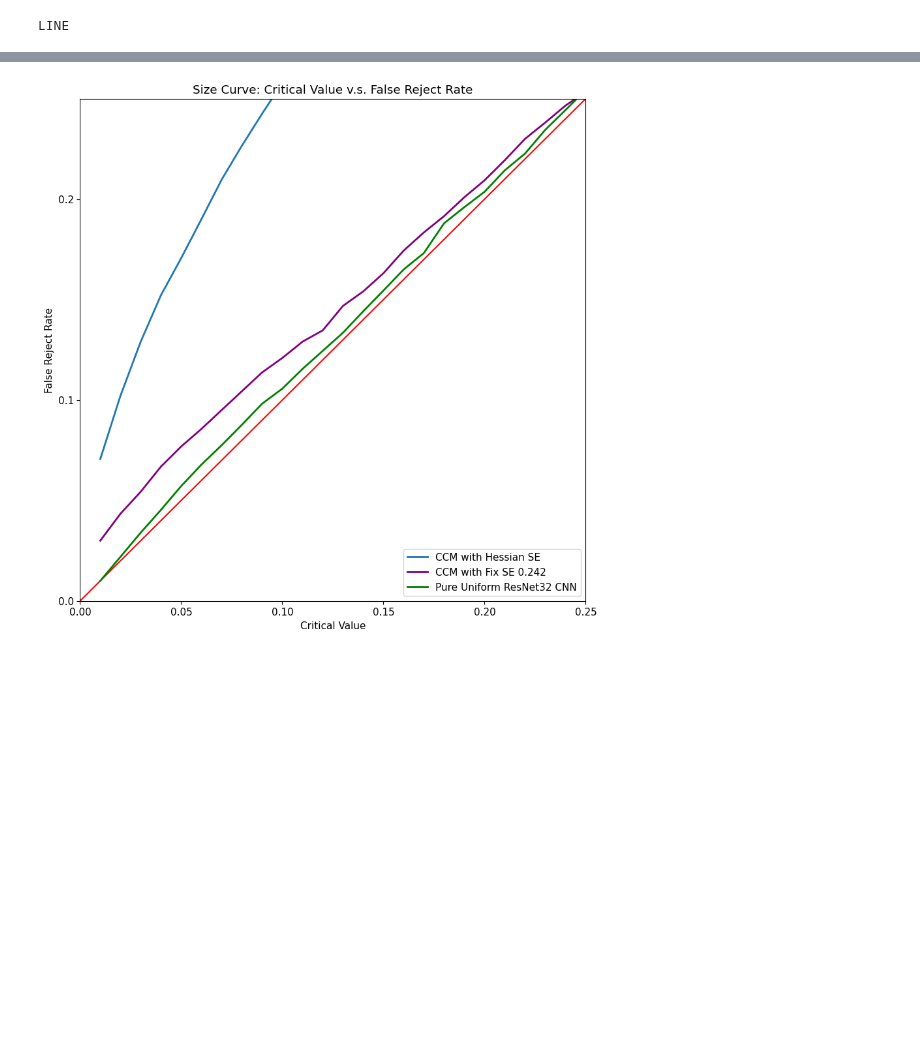
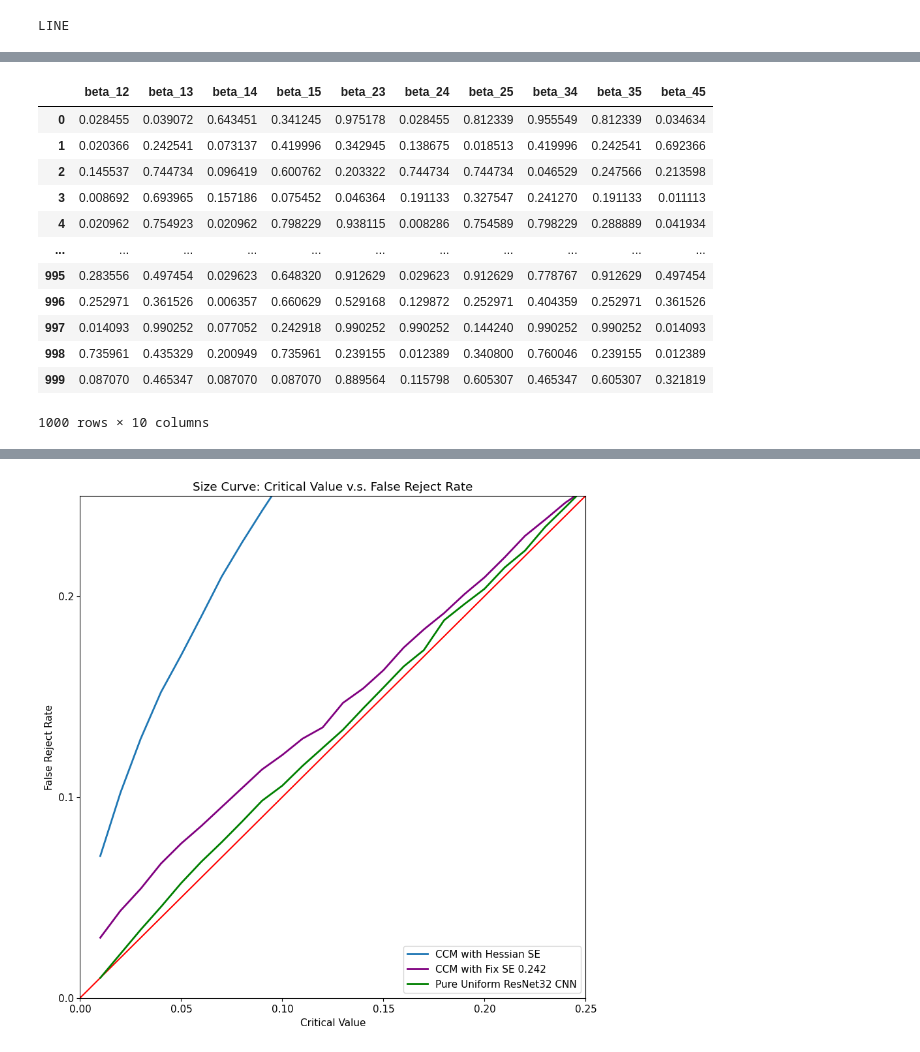
Before and after one commit to EasonJia9598/gene_interaction_CNN, a Jupyter notebook: mirror_statistics.ipynb, the cells around one changed output, grey strips where cells are left out. Cells and saved outputs as stored; diff of their text form; code cells hidden in the pictures; blank space fills up the shorter version.

```diff
--- a/mirror_statistics.ipynb
+++ b/mirror_statistics.ipynb
@@ -371,0 +391,16 @@ LINE
+# %%
+corrected_df
+# %% [output]
+|  | beta_12 | beta_13 | beta_14 | beta_15 | beta_23 | beta_24 | beta_25 | beta_34 | beta_35 | beta_45 |
+| 0 | 0.028455 | 0.039072 | 0.643451 | 0.341245 | 0.975178 | 0.028455 | 0.812339 | 0.955549 | 0.812339 | 0.034634 |
+| 1 | 0.020366 | 0.242541 | 0.073137 | 0.419996 | 0.342945 | 0.138675 | 0.018513 | 0.419996 | 0.242541 | 0.692366 |
+| 2 | 0.145537 | 0.744734 | 0.096419 | 0.600762 | 0.203322 | 0.744734 | 0.744734 | 0.046529 | 0.247566 | 0.213598 |
+| 3 | 0.008692 | 0.693965 | 0.157186 | 0.075452 | 0.046364 | 0.191133 | 0.327547 | 0.241270 | 0.191133 | 0.011113 |
+| 4 | 0.020962 | 0.754923 | 0.020962 | 0.798229 | 0.938115 | 0.008286 | 0.754589 | 0.798229 | 0.288889 | 0.041934 |
+| ... | ... | ... | ... | ... | ... | ... | ... | ... | ... | ... |
+| 995 | 0.283556 | 0.497454 | 0.029623 | 0.648320 | 0.912629 | 0.029623 | 0.912629 | 0.778767 | 0.912629 | 0.497454 |
+| 996 | 0.252971 | 0.361526 | 0.006357 | 0.660629 | 0.529168 | 0.129872 | 0.252971 | 0.404359 | 0.252971 | 0.361526 |
+| 997 | 0.014093 | 0.990252 | 0.077052 | 0.242918 | 0.990252 | 0.990252 | 0.144240 | 0.990252 | 0.990252 | 0.014093 |
+| 998 | 0.735961 | 0.435329 | 0.200949 | 0.735961 | 0.239155 | 0.012389 | 0.340800 | 0.760046 | 0.239155 | 0.012389 |
+| 999 | 0.087070 | 0.465347 | 0.087070 | 0.087070 | 0.889564 | 0.115798 | 0.605307 | 0.465347 | 0.605307 | 0.321819 |
+1000 rows × 10 columns
```
Also changed, not shown: parts of 6 cells of this notebook, 7 other files.
